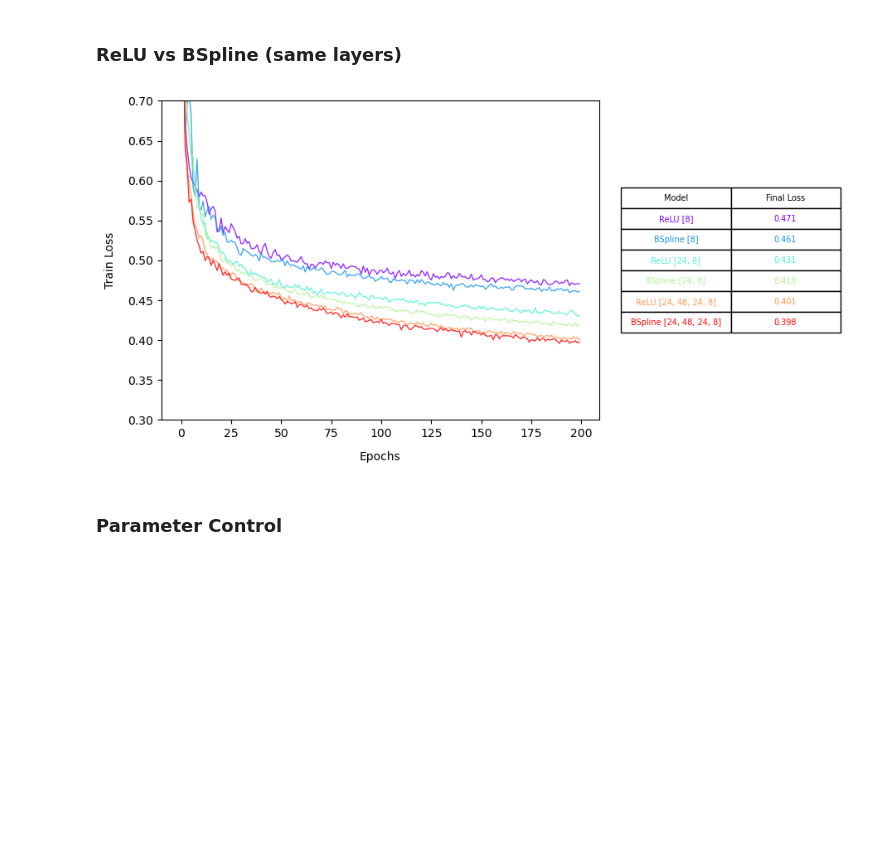
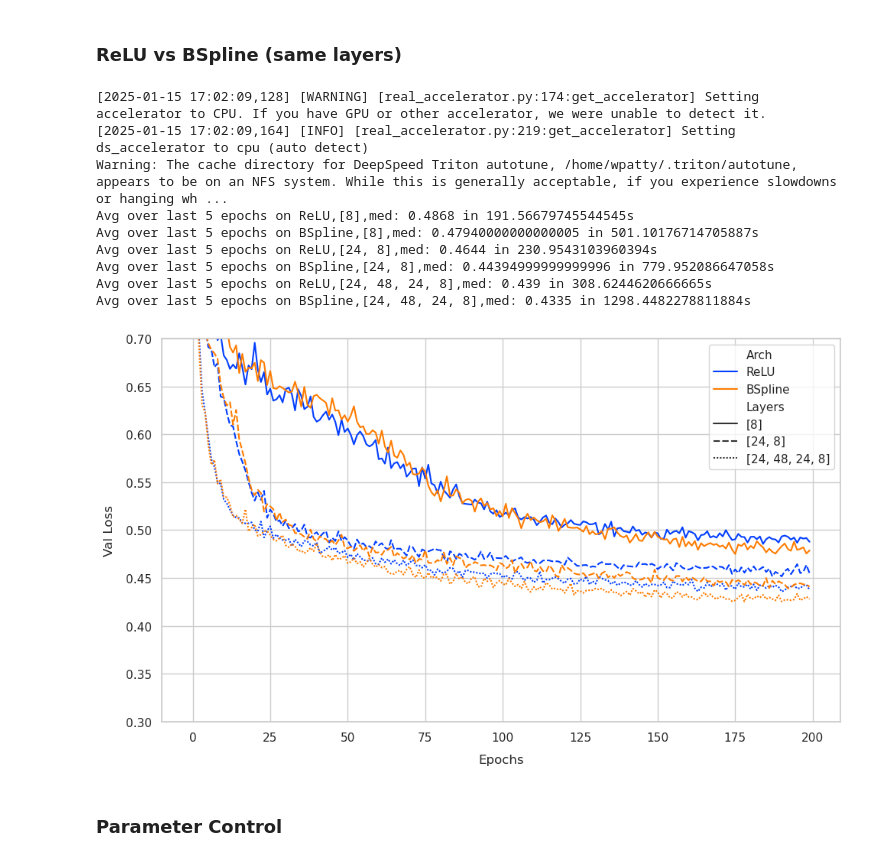
Before and after one commit to liam-hp/deepsplines-thesis, a Jupyter notebook: graphs.ipynb, the cells around one changed output. Cells and saved outputs as stored; diff of their text form; code cells hidden in the pictures; blank space fills up the shorter version.

Commit message:
added more incl. swap bspline and both order

```diff
--- a/graphs.ipynb
+++ b/graphs.ipynb
@@ -107,41 +107,51 @@ utils.plot_multiple_3(
 # %%
 import importlib, utils
 importlib.reload(utils)
 
 selector = "med"
-data = "trains"
+data = "vals"
 
-utils.plot_multiple_3(
+utils.plot_seaborn(
     # title="ReLU vs BSpline, W&B_lr=0.001 BS_lr=0.0001 ctrl=3",
     model_paths=[
         ("learning_rate/[8]", "[8]_(0.001,0.0001,0.0001)_(200,0,0,0,0)_100", f"{data}", f"{selector}"),
         ("learning_rate/[8]", "[8]_(0.001,0.0001,0.0001)_(0,0,200,0,0)_100", f"{data}", f"{selector}"),
 
         ("learning_rate/[24, 8]", "[24, 8]_(0.001,0.0001,0.0001)_(200,0,0,0,0)_100", f"{data}", f"{selector}"),
         ("learning_rate/[24, 8]", "[24, 8]_(0.001,0.0001,0.0001)_(0,0,200,0,0)_100", f"{data}", f"{selector}"),
 
         ("learning_rate/[24, 48, 24, 8]", "[24, 48, 24, 8]_(0.001,0.0001,0.0001)_(200,0,0,0,0)_100", f"{data}", f"{selector}"),
         ("learning_rate/[24, 48, 24, 8]", "[24, 48, 24, 8]_(0.001,0.0001,0.0001)_(0,0,200,0,0)_100", f"{data}", f"{selector}"),
     ],
-    model_names=[
-        "ReLU [8]",
-        "BSpline [8]",
-        "ReLU [24, 8]",
-        "BSpline [24, 8]",
-        "ReLU [24, 48, 24, 8]",
-        "BSpline [24, 48, 24, 8]",
+    aes=[
+        ("ReLU", "[8]"),
+        ("BSpline", "[8]"),
+        ("ReLU", "[24, 8]"),
+        ("BSpline", "[24, 8]"),
+        ("ReLU", "[24, 48, 24, 8]"),
+        ("BSpline", "[24, 48, 24, 8]"),
     ],
-    y_ax = "Train Loss",
+    # palette=["black", "blue"],
+    # y_ax = "Train Loss",
     x="epochs",
     # xlim = 300,
     xmin=0,
     ylim = .7,
     ymin=.3,
-    hide_legend=True
+    hide_legend=False
     # vbars = [(149, "lightgrey"), (169, "lightgrey")],
 )
 # %% [output]
+[2025-01-15 17:02:09,128] [WARNING] [real_accelerator.py:174:get_accelerator] Setting accelerator to CPU. If you have GPU or other accelerator, we were unable to detect it.
+[2025-01-15 17:02:09,164] [INFO] [real_accelerator.py:219:get_accelerator] Setting ds_accelerator to cpu (auto detect)
+Warning: The cache directory for DeepSpeed Triton autotune, /home/wpatty/.triton/autotune, appears to be on an NFS system. While this is generally acceptable, if you experience slowdowns or hanging wh ...
+Avg over last 5 epochs on ReLU,[8],med: 0.4868 in 191.56679745544545s
+Avg over last 5 epochs on BSpline,[8],med: 0.47940000000000005 in 501.10176714705887s
+Avg over last 5 epochs on ReLU,[24, 8],med: 0.4644 in 230.9543103960394s
+Avg over last 5 epochs on BSpline,[24, 8],med: 0.44394999999999996 in 779.952086647058s
+Avg over last 5 epochs on ReLU,[24, 48, 24, 8],med: 0.439 in 308.6244620666665s
+Avg over last 5 epochs on BSpline,[24, 48, 24, 8],med: 0.4335 in 1298.4482278811884s
-[figure, old version]
+[figure, new version]
 # %% [markdown]
 ### Parameter Control
 # %%
```
Also changed, not shown: parts of 17 cells of this notebook, 9 other files.
